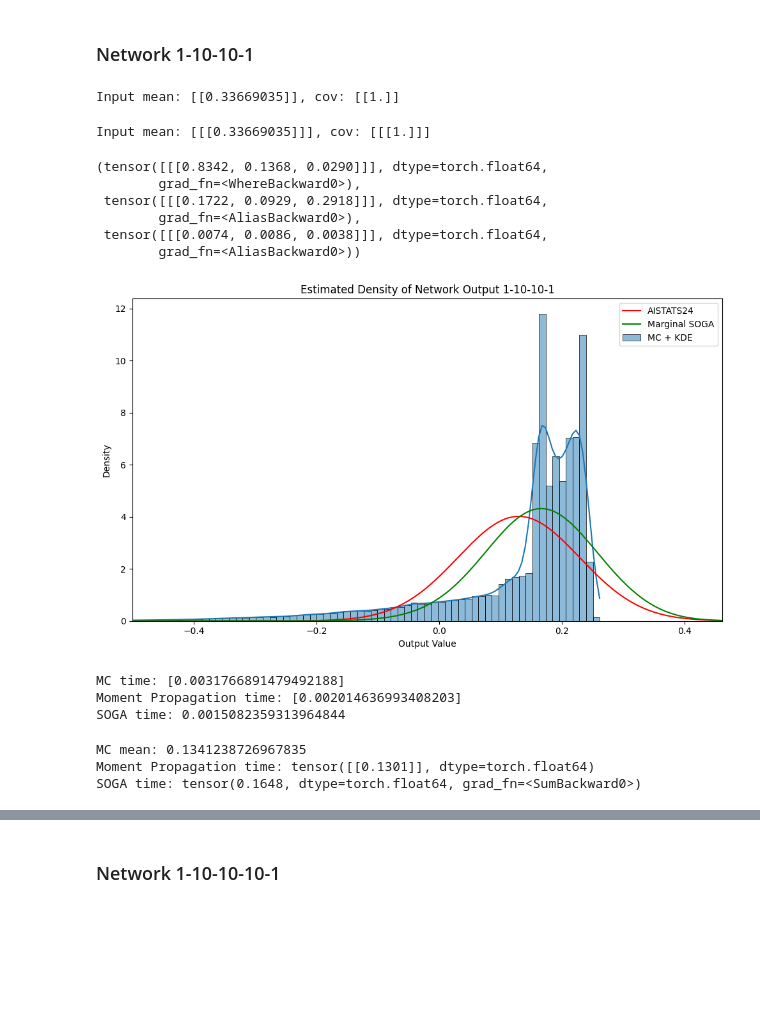
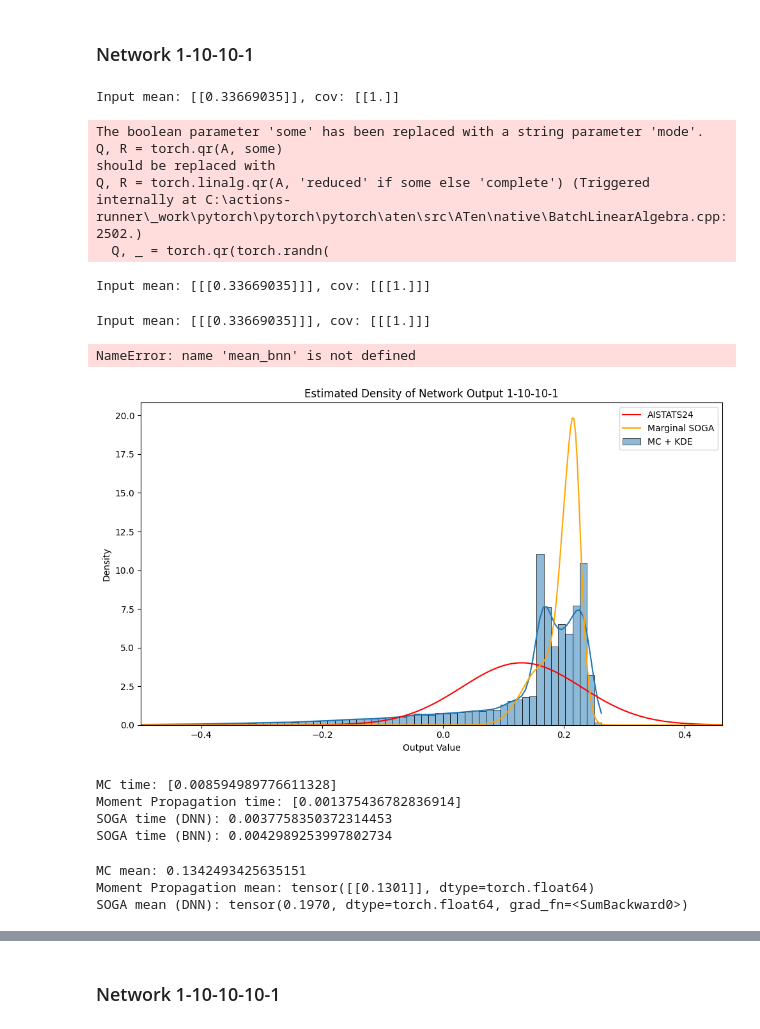
Before and after one commit to r-doz/NeuroInferMix, a Jupyter notebook: cov-prop-nn/compare_dist.ipynb, the cells around one changed output, grey strips where cells are left out. Drawn from its saved outputs; the diff is of its cells as text; code cells hidden in the pictures; blank space fills up the shorter version.

Commit message:
fixed deterministic layer

```diff
--- a/cov-prop-nn/compare_dist.ipynb
+++ b/cov-prop-nn/compare_dist.ipynb
@@ -122,7 +122,7 @@ class MLP(nn.Module):
 # %%
 # Configure experiment
 #n_runs = 200
-n_samples = int(7.5e4)
+n_samples = int(1e5)
 seed = 42
 torch.manual_seed(seed)
 dtype = torch.float64
@@ -191,6 +191,11 @@ end_t = time.time()
 time_mp.append(end_t - start_t)
 # %% [output]
 Input mean: [[0.33669035]], cov: [[1.]]
+The boolean parameter 'some' has been replaced with a string parameter 'mode'.
+Q, R = torch.qr(A, some)
+should be replaced with
+Q, R = torch.linalg.qr(A, 'reduced' if some else 'complete') (Triggered internally at C:\actions-runner\_work\pytorch\pytorch\pytorch\aten\src\ATen\native\BatchLinearAlgebra.cpp:2502.)
+  Q, _ = torch.qr(torch.randn(
 # %%
 import sys
 from pathlib import Path
@@ -215,69 +221,96 @@ print(f'Input mean: {mu_x.cpu().numpy()}, cov: {sigma_x.cpu().numpy()}')
 start = time.time()
 dnn = DNN_GMM(layer_sizes=[1, 10, 10, 1], bias=True).to(device)
 dnn.init_from_deterministic_mlp(model)
-pi_out, mu_out, sg_out = dnn.forward(pi_x, mu_x, sigma_x, max_components=100)
+pi_out, mu_out, sg_out = dnn.forward(pi_x, mu_x, sigma_x, max_components=10)
 end = time.time()
 time_soga = end - start
 mean_soga = torch.sum(pi_out*mu_out)
-var_soga = torch.sum(pi_out*sg_out) + torch.sum(pi_out*mu_out**2) - mean_soga**2
+var_soga = torch.sum(pi_out*sg_out**2) + torch.sum(pi_out*mu_out**2) - mean_soga**2
 # %% [output]
 Input mean: [[[0.33669035]]], cov: [[[1.]]]
-# %%
-pi_out, mu_out, sg_out
-# %% [output]
-(tensor([[[0.8342, 0.1368, 0.0290]]], dtype=torch.float64,
-        grad_fn=<WhereBackward0>),
- tensor([[[0.1722, 0.0929, 0.2918]]], dtype=torch.float64,
-        grad_fn=<AliasBackward0>),
- tensor([[[0.0074, 0.0086, 0.0038]]], dtype=torch.float64,
-        grad_fn=<AliasBackward0>))
+# %%
+#DATASET
+
+# This is like a single batch of two data points
+pi_x = torch.ones(1, 1, 1, device=device)        # deterministic mixture
+mu_x = mean.reshape(1, 1, 1) # reshape to (batch_size, num_components, output_dim)
+sigma_x = torch.ones_like(mu_x)
+print(f'Input mean: {mu_x.cpu().numpy()}, cov: {sigma_x.cpu().numpy()}')
+
+#BNN FORWARD
+start = time.time()
+bnn = BNN_GMM(layer_sizes=[1, 10, 10, 1], K=1, bias=True).to(device)
+bnn.init_from_deterministic_mlp(model)
+pi_out_bnn, mu_out_bnn, sg_out_bnn = bnn.forward(pi_x, mu_x, sigma_x, max_components=10)
+end = time.time()
+time_soga_bnn = end - start
+mean_soga_bnn = torch.sum(pi_out_bnn*mu_out_bnn)
+var_soga_bnn = torch.sum(pi_out_bnn*sg_out_bnn**2) + torch.sum(pi_out_bnn*mu_out_bnn**2) - mean_bnn**2
+# %% [output]
+Input mean: [[[0.33669035]]], cov: [[[1.]]]
+NameError: name 'mean_bnn' is not defined
 # %%
 import matplotlib.pyplot as plt
 import seaborn as sns
 
+pi_plot_bnn = pi_out_bnn.flatten().cpu().detach()
+mu_plot_bnn = mu_out_bnn.flatten().cpu().detach()
+sg_plot_bnn = sg_out_bnn.flatten().cpu().detach()
+
+pi_plot = pi_out.flatten().cpu().detach()
+mu_plot = mu_out.flatten().cpu().detach()
+sg_plot = sg_out.flatten().cpu().detach()
+
+
 def gmm_density(x, pi, mu, sigma):
     pdf = torch.zeros_like(x)
     for i in range(len(pi)):
-        pdf += pi[i] * (1./torch.sqrt(2*np.pi*sigma[i])) * torch.exp(-0.5 * ((x - mu[i])**2 / sigma[i]))
+        pdf += pi[i] * (1./torch.sqrt(2*np.pi*sigma[i]**2)) * torch.exp(-0.5 * ((x - mu[i]) / sigma[i])**2)
     return pdf
 
 samples_np = out_samples.detach().cpu().numpy().flatten()
 
 plt.figure(figsize=(10, 6))
 sns.histplot(samples_np, kde=True, stat='density', bins=100, label='MC + KDE')
 
 x = torch.linspace(samples_np.min(), samples_np.max()+0.2, 500)
 output_dist = torch.distributions.MultivariateNormal(mean_mp, var_mp)
 pdf = torch.exp(output_dist.log_prob(x.unsqueeze(1)))
 plt.plot(x.cpu().numpy(), pdf.cpu().numpy(), label='AISTATS24', color='red')
 
-plt.plot(x.cpu().detach(), gmm_density(x, pi_out.squeeze(), mu_out.squeeze(), sg_out.squeeze()).cpu().detach(), label='Marginal SOGA', color='green')
+y_soga = gmm_density(x, pi_plot, mu_plot, sg_plot).cpu().detach()
+plt.plot(x.cpu().detach(), y_soga, label='Marginal SOGA', color='orange')
+
+#y_soga_bnn = gmm_density(x, pi_plot_bnn, mu_plot_bnn, sg_plot_bnn).cpu().detach()
+#plt.plot(x.cpu().detach(), y_soga_bnn, label='Marginal SOGA-BNN', color='green')
 
 plt.xlabel('Output Value')
 plt.xlim(-0.5, out_samples.max().item()+0.2)
 plt.ylabel('Density')
 plt.title('Estimated Density of Network Output 1-10-10-1')
 plt.tight_layout()
 plt.legend()
 plt.show()
 # %% [output]
-[figure, old version]
+[figure, new version]
 # %%
 print("MC time:", time_mc)
 print("Moment Propagation time:", time_mp)
-print("SOGA time:", time_soga)
+print("SOGA time (DNN):", time_soga)
+print("SOGA time (BNN):", time_soga_bnn)
 # %% [output]
-MC time: [0.0031766891479492188]
-Moment Propagation time: [0.002014636993408203]
-SOGA time: 0.0015082359313964844
+MC time: [0.008594989776611328]
+Moment Propagation time: [0.001375436782836914]
+SOGA time (DNN): 0.0037758350372314453
+SOGA time (BNN): 0.0042989253997802734
 # %%
 print("MC mean:", torch.mean(out_samples, dim=0).item())
 print("Moment Propagation mean:", mean_mp)
-print("SOGA mean:", mean_soga)
+print("SOGA mean (DNN):", mean_soga)
 # %% [output]
-MC mean: 0.1341238726967835
-Moment Propagation time: tensor([[0.1301]], dtype=torch.float64)
-SOGA time: tensor(0.1648, dtype=torch.float64, grad_fn=<SumBackward0>)
+MC mean: 0.1342493425635151
+Moment Propagation mean: tensor([[0.1301]], dtype=torch.float64)
+SOGA mean (DNN): tensor(0.1970, dtype=torch.float64, grad_fn=<SumBackward0>)
 # %%
 print("MC var", torch.var(out_samples, dim=0).item())
 print("Moment Propagation var:", var_mp.item())
```
Also changed, not shown: parts of 8 cells of this notebook, 3 other files.
